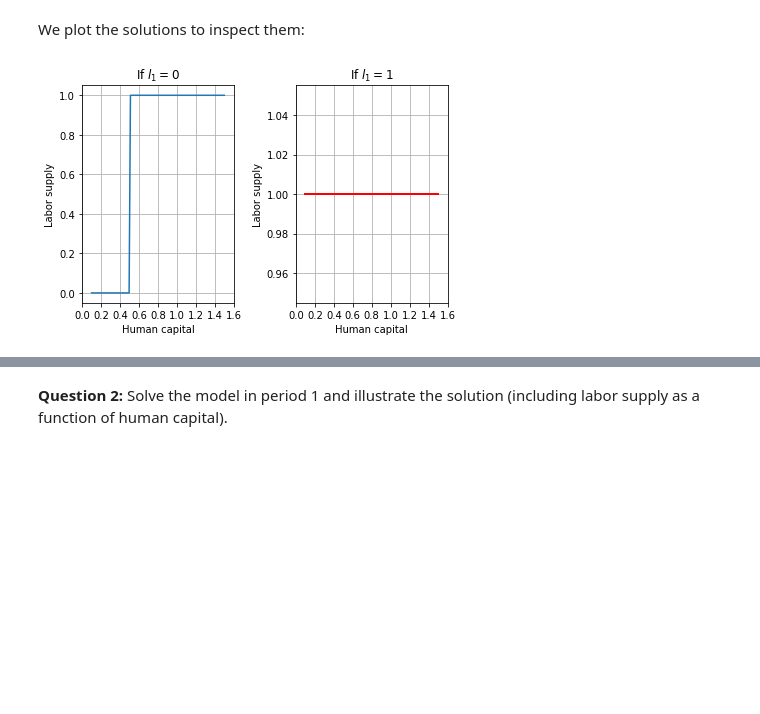
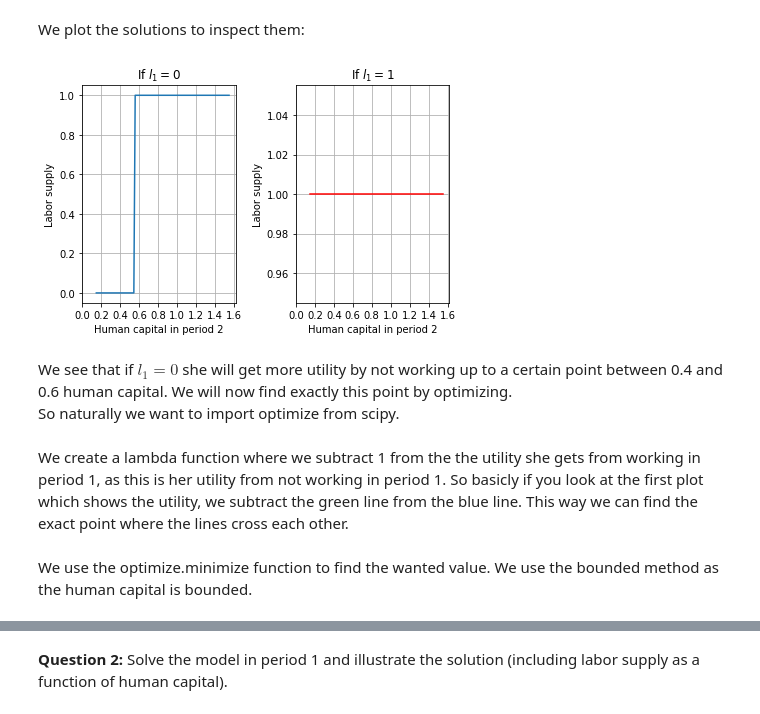
Before and after one commit to kzm266/projects-2019-anaconda-bois, a Jupyter notebook: examproject/exam_2019.ipynb, the cells around one changed output, grey strips where cells are left out. Saved outputs shown, nothing was run; the diff lists cells and outputs as text; code cells hidden in the pictures; blank space fills up the shorter version.

```diff
--- a/examproject/exam_2019.ipynb
+++ b/examproject/exam_2019.ipynb
@@ -155,18 +155,21 @@ We plot the solutions to inspect them:
 # %%
 plt.subplot(121)
 plt.title('If $l_1 = 0$')
-plt.plot(h_vec, l2_vec0)
+plt.plot(h2_vec0, l2_vec0)
 plt.grid()
 plt.ylabel('Labor supply')
-plt.xlabel('Human capital')
+plt.xlabel('Human capital in period 2')
 plt.xticks([0,0.2,0.4,0.6,0.8,1,1.2,1.4,1.6])
 plt.subplot(122)
 plt.title('If $l_1 = 1$')
-plt.plot(h_vec, l2_vec1, color='red', linewidth=2)
+plt.plot(h2_vec0, l2_vec1, color='red')
 plt.grid()
 plt.ylabel('Labor supply')
-plt.xlabel('Human capital')
+plt.xlabel('Human capital in period 2')
 plt.xticks([0,0.2,0.4,0.6,0.8,1,1.2,1.4,1.6])
 plt.tight_layout()
 # %% [output]
-[figure, old version]
+[figure, new version]
+# %% [markdown]
+We see that if $l_1=0$ she will get more utility by not working up to a certain point between 0.4 and 0.6 human capital. We will now find exactly this point by optimizing.
+So naturally we want to import optimize from scipy.
@@ -172,0 +178,2 @@ plt.tight_layout()
+# %% [markdown]
+We create a lambda function where we subtract 1 from the the utility she gets from working in period 1, as this is her utility from not working in period 1. So basicly if you look at the first plot which shows the utility, we subtract the green line from the blue line. This way we can find the exact point where the lines cross each other.
@@ -172,0 +183,2 @@ plt.tight_layout()
+# %% [markdown]
+We use the optimize.minimize function to find the wanted value. We use the bounded method as the human capital is bounded.
```
Also changed, not shown: parts of 14 cells of this notebook.
